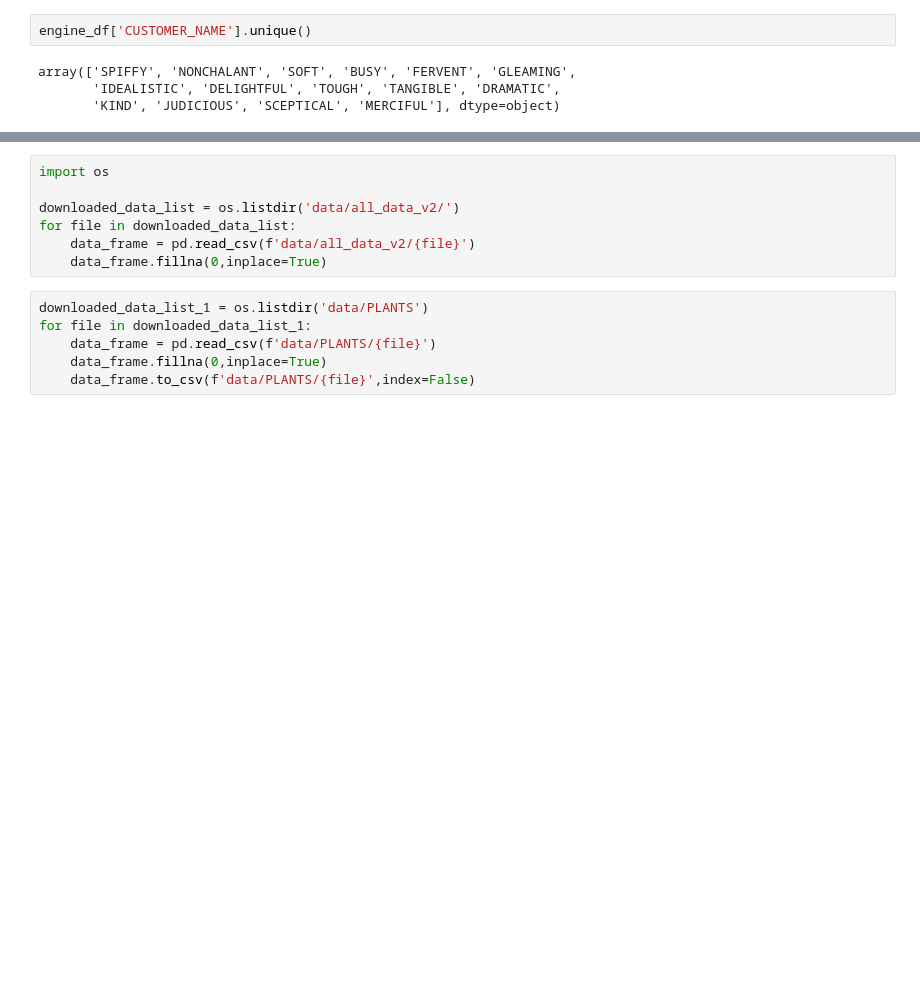
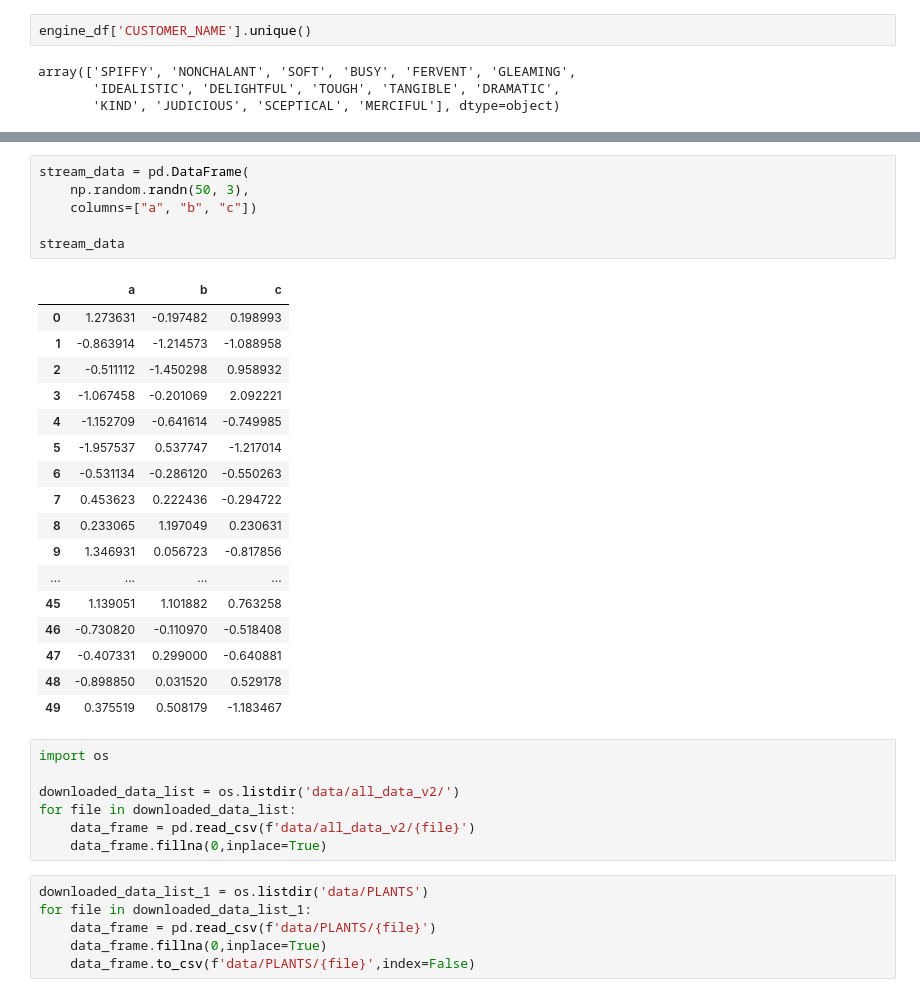
Before and after one commit to Jay4Codes/BakerHughes-DataViz, a Jupyter notebook: EDA.ipynb, the cells around one changed output, grey strips where cells are left out. Drawn from its saved outputs; the diff is of its cells as text; blank space fills up the shorter version.

```diff
--- a/EDA.ipynb
+++ b/EDA.ipynb
@@ -45,3 +79,27 @@ map
+# %%
+stream_data = pd.DataFrame(
+    np.random.randn(50, 3),
+    columns=["a", "b", "c"])
+
+stream_data
+# %% [output]
+|  | a | b | c |
+| 0 | 1.273631 | -0.197482 | 0.198993 |
+| 1 | -0.863914 | -1.214573 | -1.088958 |
+| 2 | -0.511112 | -1.450298 | 0.958932 |
+| 3 | -1.067458 | -0.201069 | 2.092221 |
+| 4 | -1.152709 | -0.641614 | -0.749985 |
+| 5 | -1.957537 | 0.537747 | -1.217014 |
+| 6 | -0.531134 | -0.286120 | -0.550263 |
+| 7 | 0.453623 | 0.222436 | -0.294722 |
+| 8 | 0.233065 | 1.197049 | 0.230631 |
+| 9 | 1.346931 | 0.056723 | -0.817856 |
+| ... | ... | ... | ... |
+| 45 | 1.139051 | 1.101882 | 0.763258 |
+| 46 | -0.730820 | -0.110970 | -0.518408 |
+| 47 | -0.407331 | 0.299000 | -0.640881 |
+| 48 | -0.898850 | 0.031520 | 0.529178 |
+| 49 | 0.375519 | 0.508179 | -1.183467 |
 # %%
 import os
 
```
Also changed, not shown: parts of 3 cells of this notebook, 1 other file.
